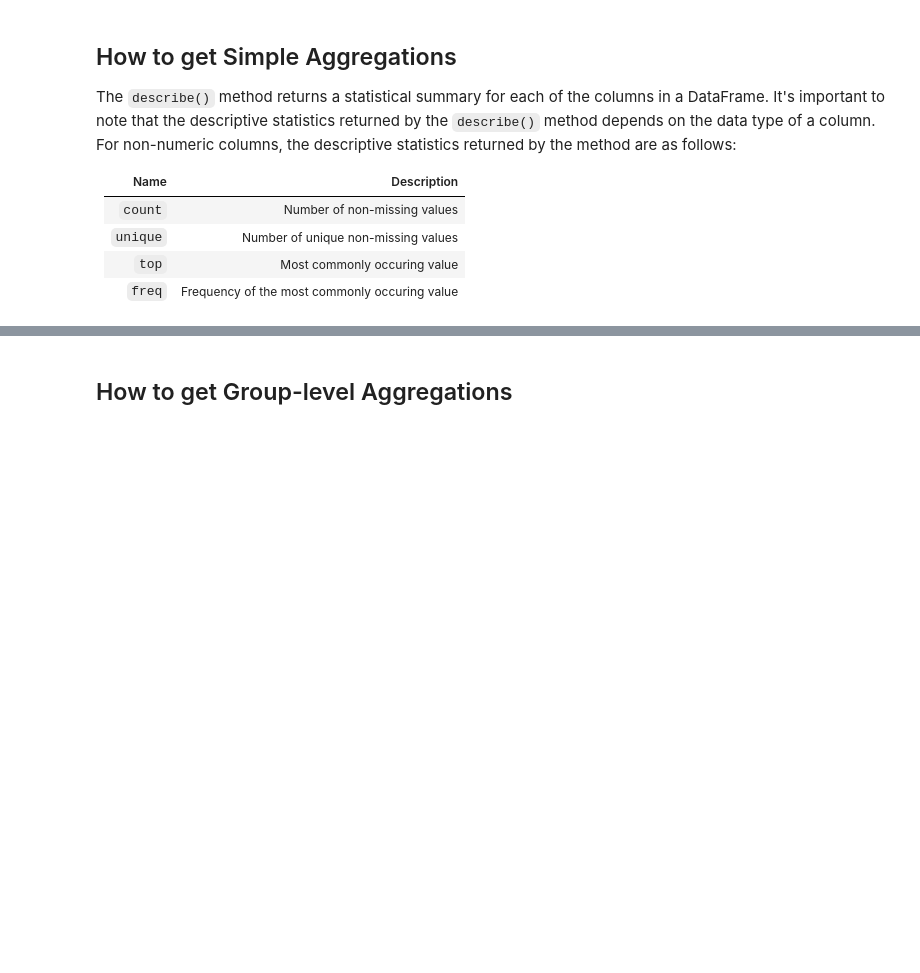
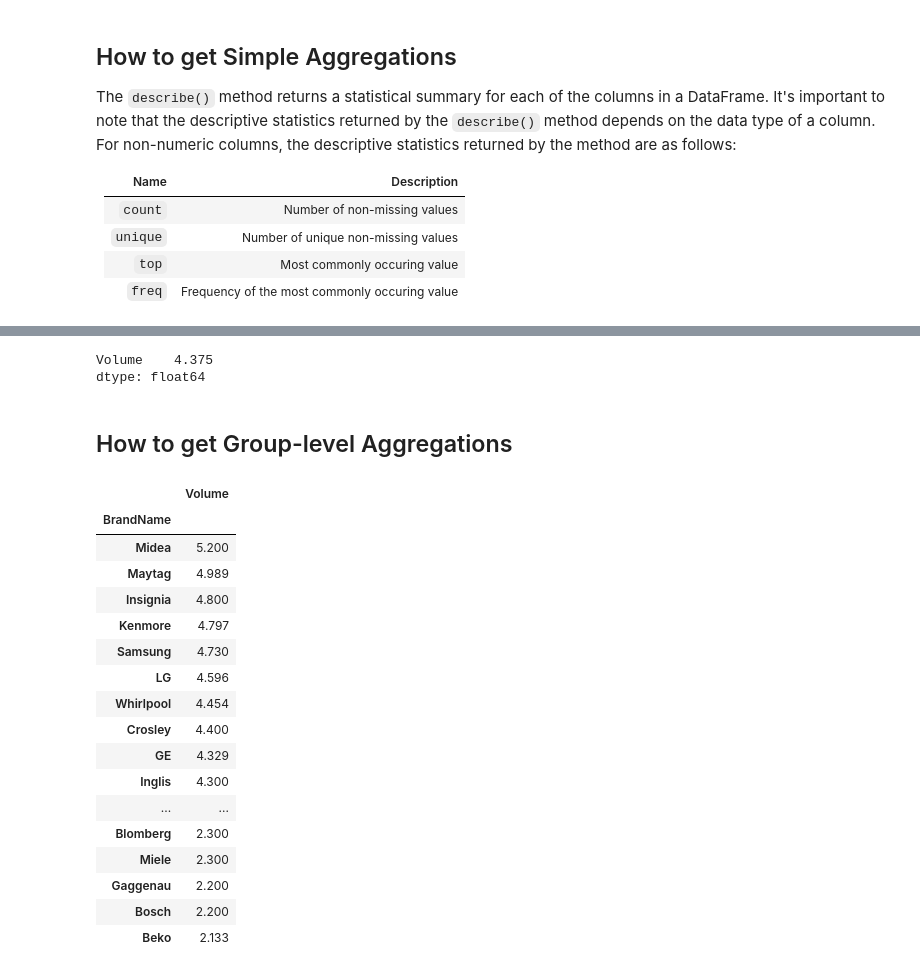
Before and after one commit to ArifAygun/Machine-Learning-with-Python-Foundations, a Jupyter notebook: AA_linked_ML_with_Python_Foundations_03_02b.ipynb, the cells around one changed output, grey strips where cells are left out. Drawn from its saved outputs; the diff is of its cells as text; code cells hidden in the pictures; blank space fills up the shorter version.

```diff
--- a/AA_linked_ML_with_Python_Foundations_03_02b.ipynb
+++ b/AA_linked_ML_with_Python_Foundations_03_02b.ipynb
@@ -90,2 +148,31 @@ washers[['BrandName']].value_counts()
+# %%
+washers[['Volume']].mean().round(3)
+# %% [output]
+Volume    4.375
+dtype: float64
 # %% [markdown]
 ## How to get Group-level Aggregations
+# %%
+#washers_grouped = (washers.groupby('BrandName')[['Volume']].mean().round(3), ascending=False)
+
+washers_grouped1 = washers.groupby('BrandName')[['Volume']].mean().round(3).sort_values(by='Volume', ascending=False)
+washers_grouped1
+# %% [output]
+|  | Volume |
+| BrandName |  |
+| Midea | 5.200 |
+| Maytag | 4.989 |
+| Insignia | 4.800 |
+| Kenmore | 4.797 |
+| Samsung | 4.730 |
+| LG | 4.596 |
+| Whirlpool | 4.454 |
+| Crosley | 4.400 |
+| GE | 4.329 |
+| Inglis | 4.300 |
+| ... | ... |
+| Blomberg | 2.300 |
+| Miele | 2.300 |
+| Gaggenau | 2.200 |
+| Bosch | 2.200 |
+| Beko | 2.133 |
```
Also changed, not shown: parts of 8 cells of this notebook.
